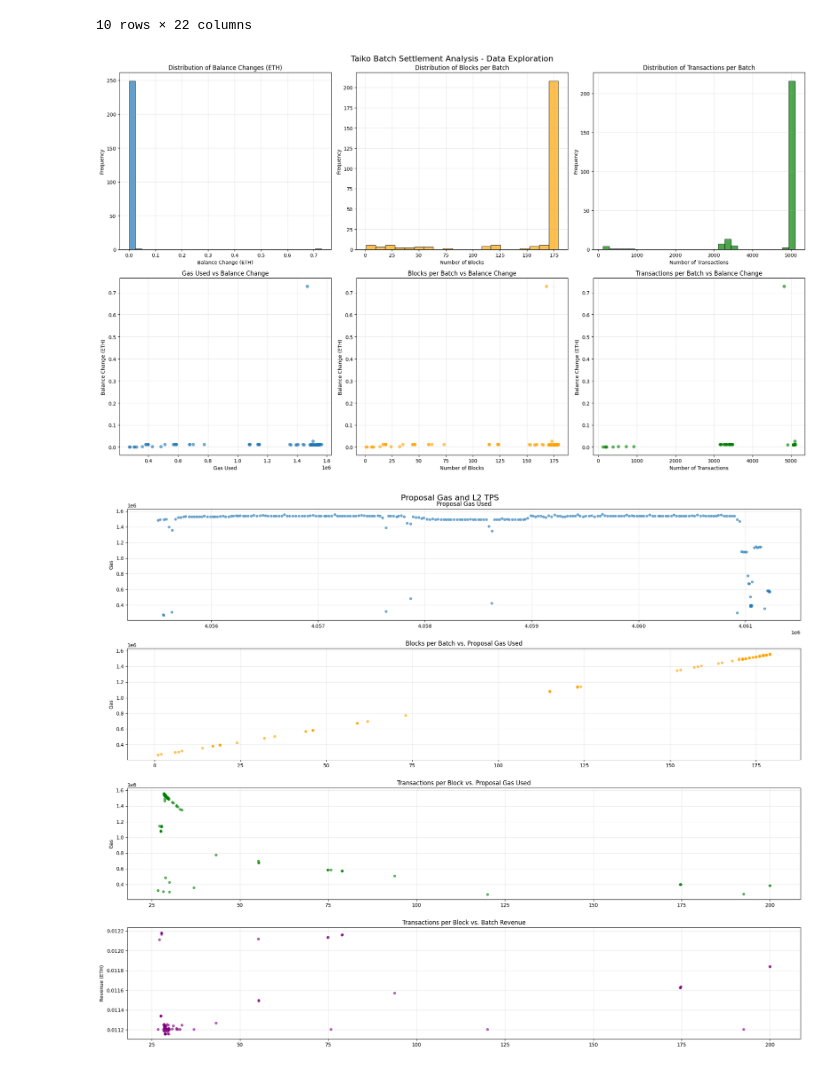
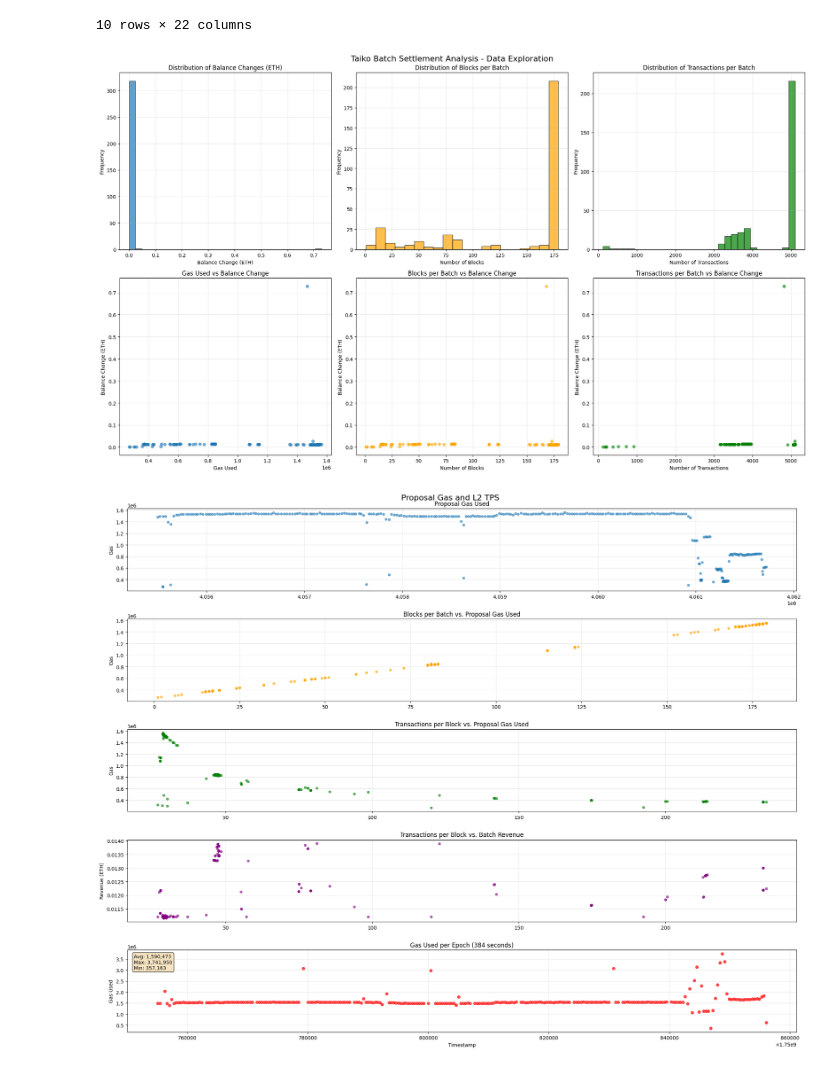
Before and after one commit to chainbound/taiko-priority-fee, a Jupyter notebook: main.ipynb, the cells around one changed output. Saved outputs shown, nothing was run; the diff lists cells and outputs as text; code cells hidden in the pictures.

Commit message:
feat: add more basefee stuff

```diff
--- a/main.ipynb
+++ b/main.ipynb
@@ -9,9 +9,8 @@ import pandas as pd
 import matplotlib.pyplot as plt
 import numpy as np
 # %%
-
 # Load the CSV file
-df = pd.read_csv('holesky__transactions__04055500_to_04061283.csv')
+df = pd.read_csv('holesky__transactions__04055500_to_04061725.csv')
 
 print("Dataset Overview:")
 print(f"Columns: {list(df.columns)}")
@@ -49,5 +48,5 @@ plt.show()
 # %%
-basefee_df = pd.read_csv('ethereum__blocks__22553417_to_22779884.csv')
+basefee_df = pd.read_csv('ethereum__blocks__21453417_to_22779884.csv')
 
 basefee_df.head()
 # %% [output]
@@ -71,5 +73,5 @@ plt.show()
 # %%
-logs_df = pd.read_csv('holesky__logs__04055500_to_04061283.csv')
+logs_df = pd.read_csv('holesky__logs__04055500_to_04061725.csv')
 
 logs_df.head()
 # %% [output]
@@ -149,6 +151,13 @@ final_df['mainnet_gas_cost'] = (final_df['mainnet_base_fee'] + final_df['max_pri
 final_df['profit'] = final_df['balance_change'] - final_df['mainnet_gas_cost']
 final_df['effective_gas_price'] = final_df['mainnet_gas_cost'] / final_df['gas_used']
 
+# Replace outliers (>p99) in balance_change and profit columns with median
+for col in ['balance_change', 'profit']:
+    p99 = final_df[col].quantile(0.99)
+    median_val = final_df[col].median()
+    outlier_mask = final_df[col] > p99
+    final_df.loc[outlier_mask, col] = median_val
+
 final_df.head(10)
 # %% [output]
 |  | block_number | transaction_hash | n_data_bytes | last_block_id | num_blocks | num_transactions | ... |
@@ -215,11 +224,11 @@ axes[1, 2].grid(True, alpha=0.3)
 plt.tight_layout()
 plt.show()
 # %% [output]
-[figure, old version]
+[figure, new version]
 # %%
 
 # Relationship between L2 TPS, blocks per batch and proposal costs
-fig, axes = plt.subplots(4, 1, figsize=(20, 16))
+fig, axes = plt.subplots(5, 1, figsize=(20, 16))
 fig.suptitle('Proposal Gas and L2 TPS', fontsize=16)
 
 axes[0].scatter(final_df['block_number'], final_df['gas_used'], alpha=0.6, s=20)
@@ -228,35 +237,63 @@ axes[0].set_title('Proposal Gas Used')
 axes[0].grid(True, alpha=0.3)
 
 axes[1].scatter(final_df['num_blocks'], final_df['gas_used'], alpha=0.6, s=20, color='orange')
 axes[1].set_ylabel('Gas')
 axes[1].set_title('Blocks per Batch vs. Proposal Gas Used')
 axes[1].grid(True, alpha=0.3)
 
 axes[2].scatter(final_df['num_transactions'] / final_df['num_blocks'], final_df['gas_used'], alpha=0.6, s=20, color='green')
 axes[2].set_ylabel('Gas')
 axes[2].set_title('Transactions per Block vs. Proposal Gas Used')
 axes[2].grid(True, alpha=0.3)
 
-# Outlier filtering: replace extreme values with median
+# Outlier filtering: replace extreme values with
 filtered_df = final_df.copy(deep=True)
 median_balance_change = filtered_df['balance_change'].median()
 upper_threshold = filtered_df['balance_change'].quantile(0.99)
 lower_threshold = filtered_df['balance_change'].quantile(0.10)
 
 # Replace outliers in the balance_change column specifically
 filtered_df.loc[filtered_df['balance_change'] > upper_threshold, 'balance_change'] = median_balance_change
 filtered_df.loc[filtered_df['balance_change'] < lower_threshold, 'balance_change'] = median_balance_change
 
 # Transactions per block vs batch profit
 axes[3].scatter(final_df['num_transactions'] / final_df['num_blocks'], filtered_df['balance_change'] / 1e18, alpha=0.6, s=20, color='purple')
 axes[3].set_ylabel('Revenue (ETH)')
 axes[3].set_title('Transactions per Block vs. Batch Revenue')
 axes[3].grid(True, alpha=0.3)
 
+# Calculate gas used per epoch (32 * 12 seconds = 384 seconds)
+epoch_duration = 32 * 12  # seconds
+
+# Group proposals by epoch
+final_df['epoch'] = (final_df['timestamp'] // epoch_duration).astype(int)
+epoch_gas = final_df.groupby('epoch')['gas_used'].sum().reset_index()
+
+# Convert epoch number back to timestamp for x-axis
+epoch_gas['epoch_timestamp'] = epoch_gas['epoch'] * epoch_duration
+
+# Plot gas used per epoch
+axes[4].scatter(epoch_gas['epoch_timestamp'], epoch_gas['gas_used'], alpha=0.7, s=30, color='red')
+axes[4].set_ylabel('Gas Used')
+axes[4].set_xlabel('Timestamp')
+axes[4].set_title(f'Gas Used per Epoch ({epoch_duration} seconds)')
+axes[4].grid(True, alpha=0.3)
+
+# Add some statistics as text
+avg_gas_per_epoch = epoch_gas['gas_used'].mean()
+max_gas_per_epoch = epoch_gas['gas_used'].max()
+min_gas_per_epoch = epoch_gas['gas_used'].min()
+
+stats_text = f'Avg: {avg_gas_per_epoch:,.0f}\nMax: {max_gas_per_epoch:,.0f}\nMin: {min_gas_per_epoch:,.0f}'
+axes[4].text(0.01, 0.95, stats_text, transform=axes[4].transAxes,
+             verticalalignment='top', bbox=dict(boxstyle='round', facecolor='wheat', alpha=0.8))
+
+
+
 plt.tight_layout()
 plt.show()
 # %% [output]
-[figure, old version]
+[figure, new version]
 # %%
 plt.style.use('default')
 
```
Also changed, not shown: parts of 7 cells of this notebook, 9 other files.
